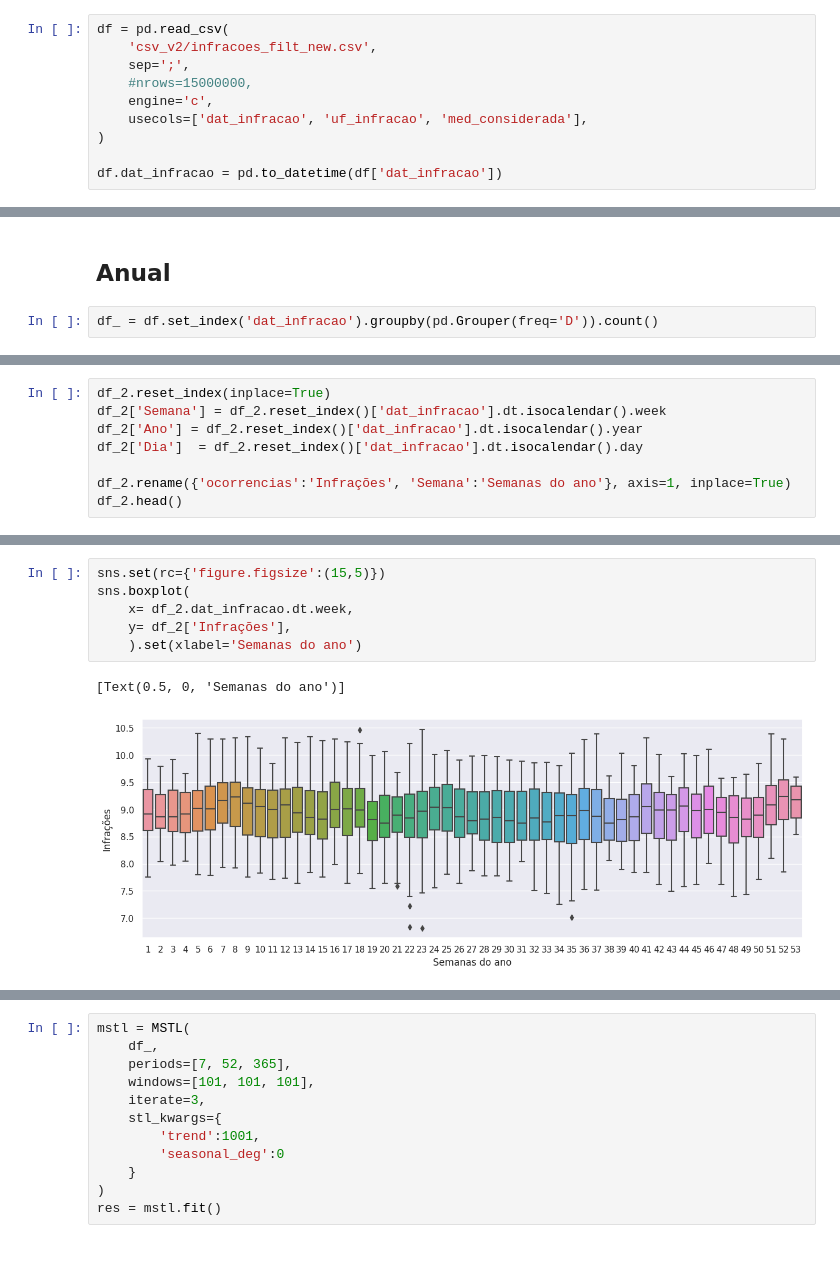
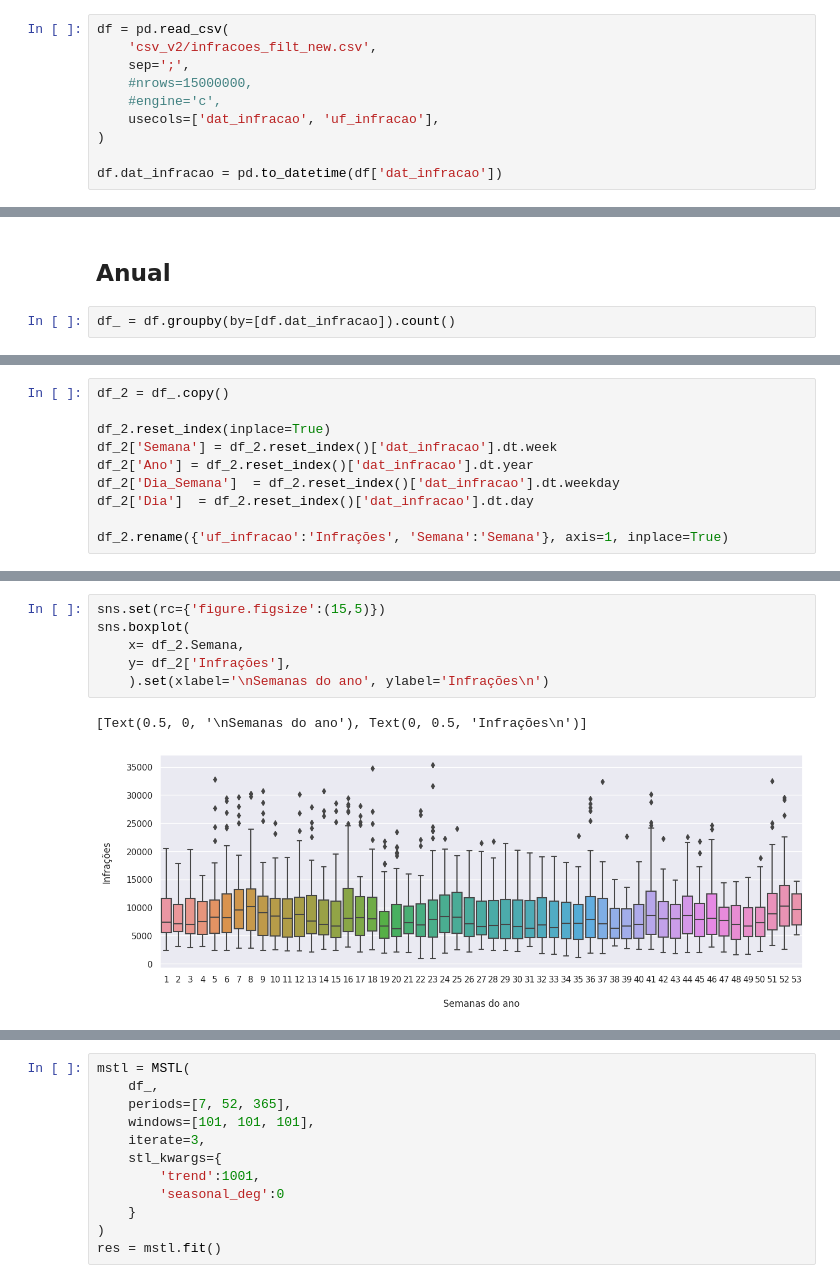
Before and after one commit to phobeiro/Trabalho-Seminarios-Bandoleros, a Jupyter notebook: stl.ipynb, the cells around one changed output, grey strips where cells are left out. Drawn from its saved outputs; the diff is of its cells as text; blank space fills up the shorter version.

```diff
--- a/stl.ipynb
+++ b/stl.ipynb
@@ -59,8 +59,8 @@ df = pd.read_csv(
     'csv_v2/infracoes_filt_new.csv',
     sep=';',
     #nrows=15000000,
-    engine='c',
-    usecols=['dat_infracao', 'uf_infracao', 'med_considerada'],
+    #engine='c',
+    usecols=['dat_infracao', 'uf_infracao'],
 )
 
 df.dat_infracao = pd.to_datetime(df['dat_infracao'])
@@ -67,4 +114,4 @@ df.dat_infracao = pd.to_datetime(df['dat_infracao'])
 # %% [markdown]
 ## Anual
 # %%
-df_ = df.set_index('dat_infracao').groupby(pd.Grouper(freq='D')).count()
+df_ = df.groupby(by=[df.dat_infracao]).count()
@@ -73,8 +118,10 @@ df_2 = df_.copy()
 # %%
+df_2 = df_.copy()
+
 df_2.reset_index(inplace=True)
-df_2['Semana'] = df_2.reset_index()['dat_infracao'].dt.isocalendar().week
-df_2['Ano'] = df_2.reset_index()['dat_infracao'].dt.isocalendar().year
-df_2['Dia']  = df_2.reset_index()['dat_infracao'].dt.isocalendar().day
+df_2['Semana'] = df_2.reset_index()['dat_infracao'].dt.week
+df_2['Ano'] = df_2.reset_index()['dat_infracao'].dt.year
+df_2['Dia_Semana']  = df_2.reset_index()['dat_infracao'].dt.weekday
+df_2['Dia']  = df_2.reset_index()['dat_infracao'].dt.day
 
-df_2.rename({'ocorrencias':'Infrações', 'Semana':'Semanas do ano'}, axis=1, inplace=True)
-df_2.head()
+df_2.rename({'uf_infracao':'Infrações', 'Semana':'Semana'}, axis=1, inplace=True)
@@ -88,12 +137,12 @@ df_2.head()
 # %%
 sns.set(rc={'figure.figsize':(15,5)})
 sns.boxplot(
-    x= df_2.dat_infracao.dt.week,
+    x= df_2.Semana,
     y= df_2['Infrações'],
-    ).set(xlabel='Semanas do ano')
+    ).set(xlabel='\nSemanas do ano', ylabel='Infrações\n')
 # %% [output]
-[Text(0.5, 0, 'Semanas do ano')]
+[Text(0.5, 0, '\nSemanas do ano'), Text(0, 0.5, 'Infrações\n')]
-[figure, old version]
+[figure, new version]
 # %%
 sns.set(rc={'figure.figsize':(15,5)})
 sns.boxplot(
```
Also changed, not shown: parts of 27 cells of this notebook, 8 other files.
